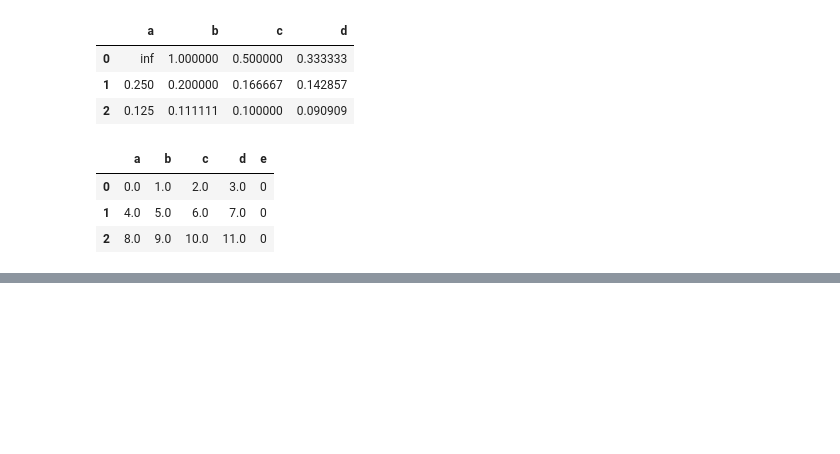
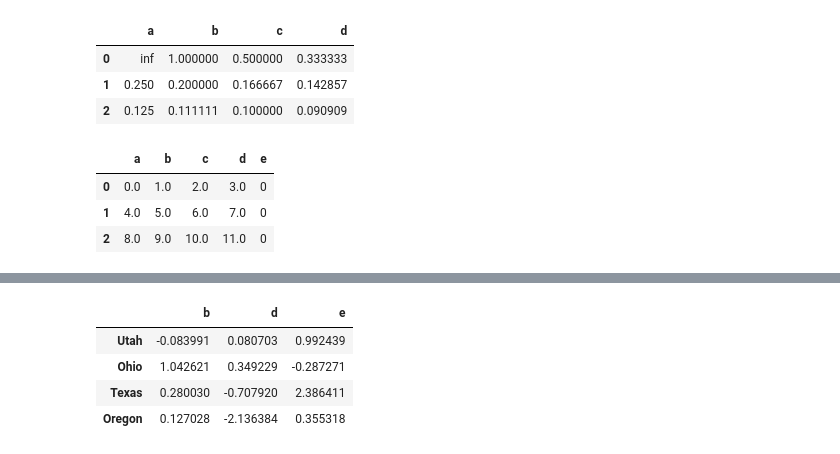
Before and after one commit to harryyang1982/python_for_data_analysis, a Jupyter notebook: chapter5.ipynb, the cells around one changed output, grey strips where cells are left out. Cells and saved outputs as stored; diff of their text form; code cells hidden in the pictures; blank space fills up the shorter version.

```diff
--- a/chapter5.ipynb
+++ b/chapter5.ipynb
@@ -1042,0 +1143,11 @@ df1.reindex(columns=df2.columns, fill_value = 0)
+# %%
+frame = pd.DataFrame(np.random.randn(4, 3), columns=list('bde'),
+                     index=['Utah', 'Ohio', 'Texas', 'Oregon'])
+# %%
+frame
+# %% [output]
+|  | b | d | e |
+| Utah | -0.083991 | 0.080703 | 0.992439 |
+| Ohio | 1.042621 | 0.349229 | -0.287271 |
+| Texas | 0.280030 | -0.707920 | 2.386411 |
+| Oregon | 0.127028 | -2.136384 | 0.355318 |
```
Also changed, not shown: parts of 75 cells of this notebook.
